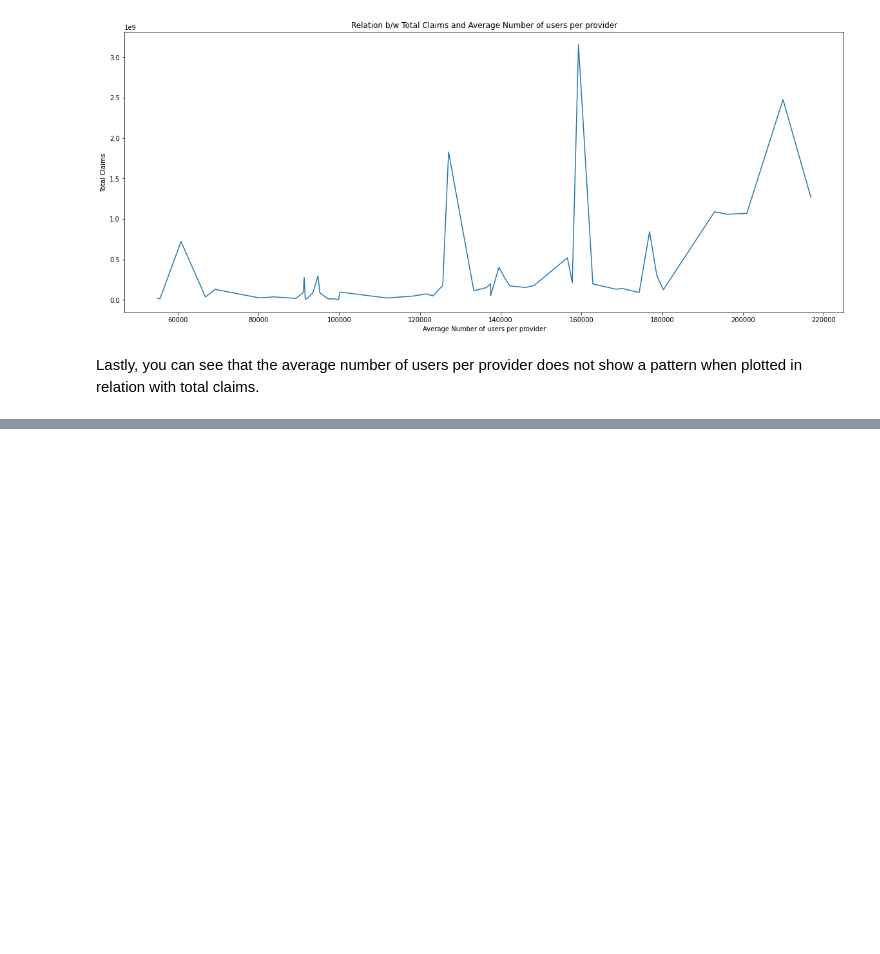
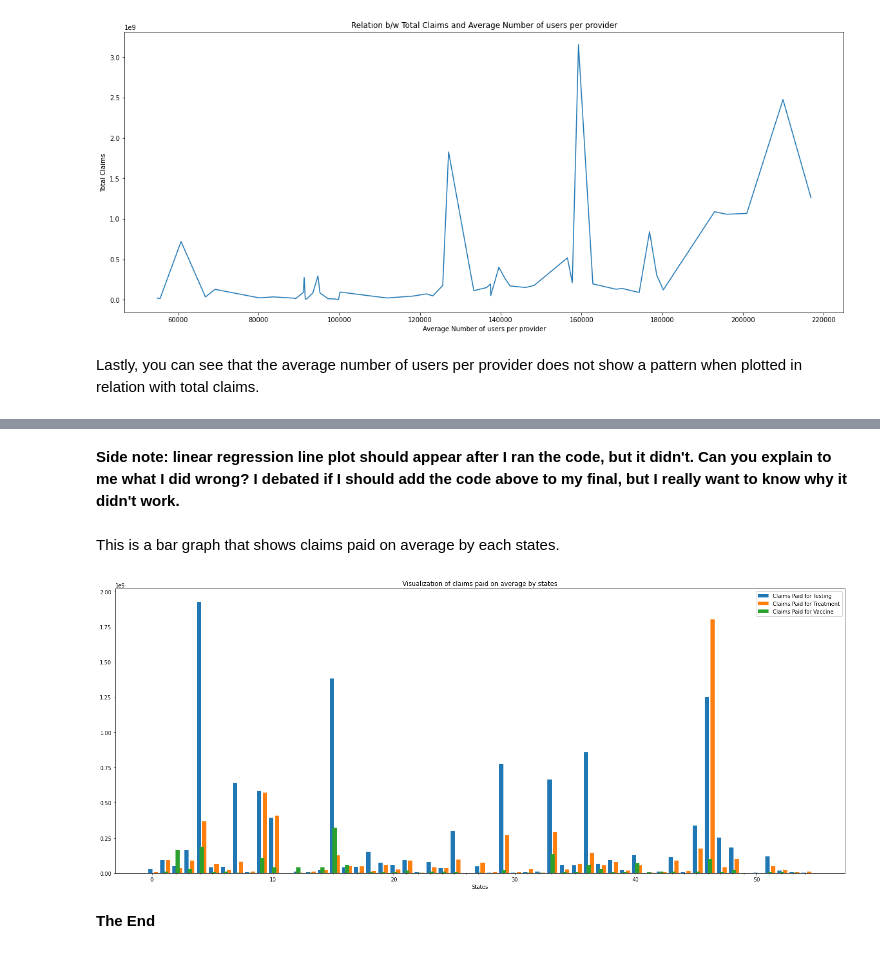
Before and after one commit to chcolemacc/hds5210-2022, a Jupyter notebook: final/final.ipynb, the cells around one changed output, grey strips where cells are left out. Saved outputs shown, nothing was run; the diff lists cells and outputs as text; code cells hidden in the pictures; blank space fills up the shorter version.

```diff
--- a/final/final.ipynb
+++ b/final/final.ipynb
@@ -134,0 +179,29 @@ Lastly, you can see that the average number of users per provider does not show
+# %% [markdown]
+**Side note: linear regression line plot should appear after I ran the code, but it didn't. Can you explain to me what I did wrong? I debated if I should add the code above to my final, but I really want to know why it didn't work.**
+# %% [markdown]
+This is a bar graph that shows claims paid on average by each states.
+# %%
+labels = list(claims_df["State"])
+testing = list(claims_df["Claims Paid for Testing"])
+treatment = list(claims_df["Claims Paid for Treatment"])
+vaccine = list(claims_df["Claims Paid for Vaccine"])
+
+x = np.arange(len(labels))
+width = 0.35
+
+fig, ax = plt.subplots(figsize=(25,10))
+rects1 = ax.bar(x - width/3, testing, width, label='Claims Paid for Testing')
+rects2 = ax.bar(x + width, treatment, width, label='Claims Paid for Treatment')
+rects3 = ax.bar(x + width/3, vaccine, width, label='Claims Paid for Vaccine')
+
+
+ax.set_xlabel('States')
+ax.set_title('Visualization of claims paid on average by states')
+ax.set_xticks(x, labels)
+
+ax.legend()
+plt.show()
+# %% [output]
+[figure, added]
+# %% [markdown]
+**The End**
```
Also changed, not shown: parts of 4 cells of this notebook.
